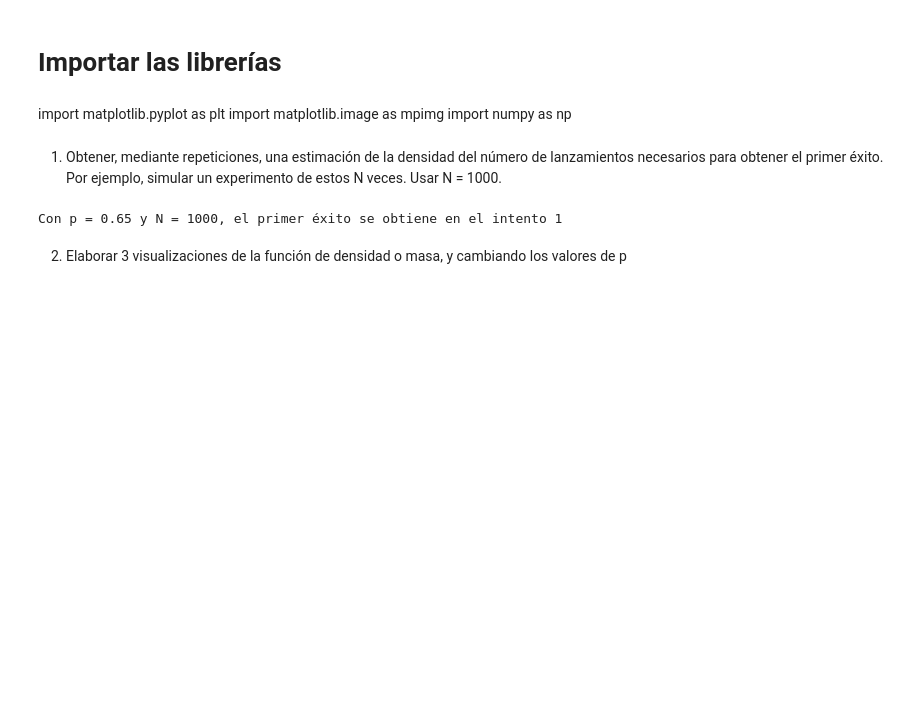
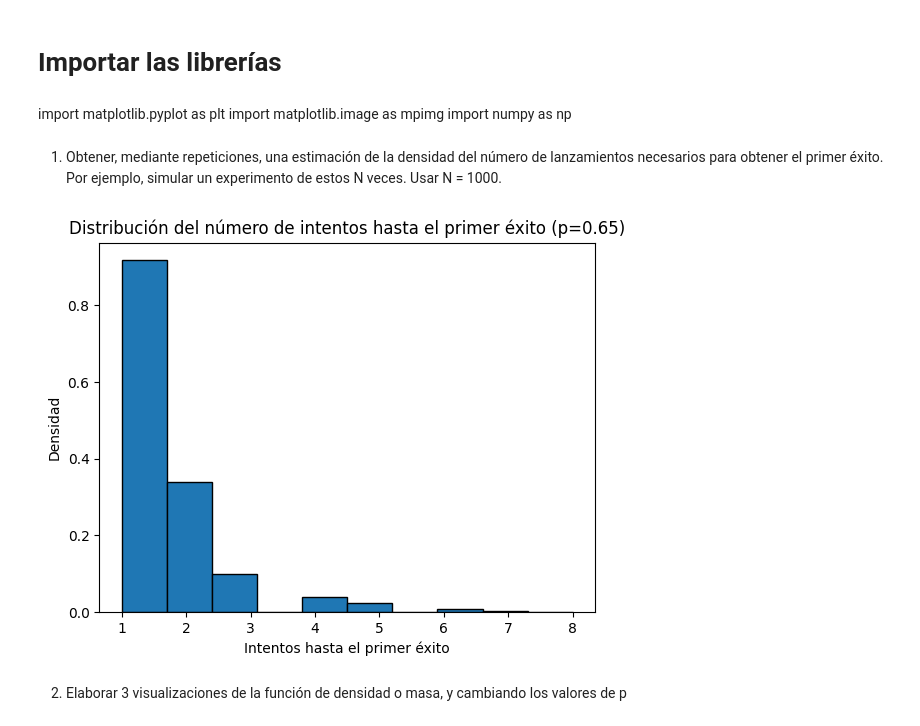
Before and after one commit to JosueSay/IntelligenceArtificial, a Jupyter notebook: labs/lab2/ejercicio1.ipynb, the cells around one changed output. Cells and saved outputs as stored; diff of their text form; code cells hidden in the pictures; blank space fills up the shorter version.

Commit message:
feat: colocando ciclo for para iterar n veces el ejercicio 1 en 2

```diff
--- a/labs/lab2/ejercicio1.ipynb
+++ b/labs/lab2/ejercicio1.ipynb
@@ -19,18 +19,26 @@ import seaborn as sns            # graficación
 # %% [markdown]
 1. Obtener, mediante repeticiones, una estimación de la densidad del número de lanzamientos necesarios para obtener el
 primer éxito. Por ejemplo, simular un experimento de estos N veces. Usar N = 1000.
-# %%
-np.random.seed(12345)  #Setear una semilla
-
-#Generar una muestra
-sample = st.bernoulli.rvs(0.65, size=1000)
-
-for i in range(0, len(sample)):
-    if sample[i] == 1:
-        print(f"Con p = 0.65 y N = 1000, el primer éxito se obtiene en el intento {i}")
-        break
-# %% [output]
-Con p = 0.65 y N = 1000, el primer éxito se obtiene en el intento 1
+# %%
+np.random.seed(12345)
+p = 0.65
+N = 1000
+results = []
+
+# Iterar N veces para encontrar el primer exito y guardarlo para graficar densidad
+for _ in range(N):
+  dist = st.bernoulli.rvs(p, size=1000)
+  first_success = np.where(dist == 1)[0][0] + 1
+  results.append(first_success)
+
+# Graficar la distribución de los intentos necesarios
+plt.hist(results, density=True, edgecolor='black')
+plt.xlabel('Intentos hasta el primer éxito')
+plt.ylabel('Densidad')
+plt.title(f'Distribución del número de intentos hasta el primer éxito (p={p})')
+plt.show()
+# %% [output]
+[figure, added]
 # %% [markdown]
 2. Elaborar 3 visualizaciones de la función de densidad o masa, y cambiando los valores de p
 # %%
```
Also changed, not shown: parts of 1 cell of this notebook, 1 other file.
